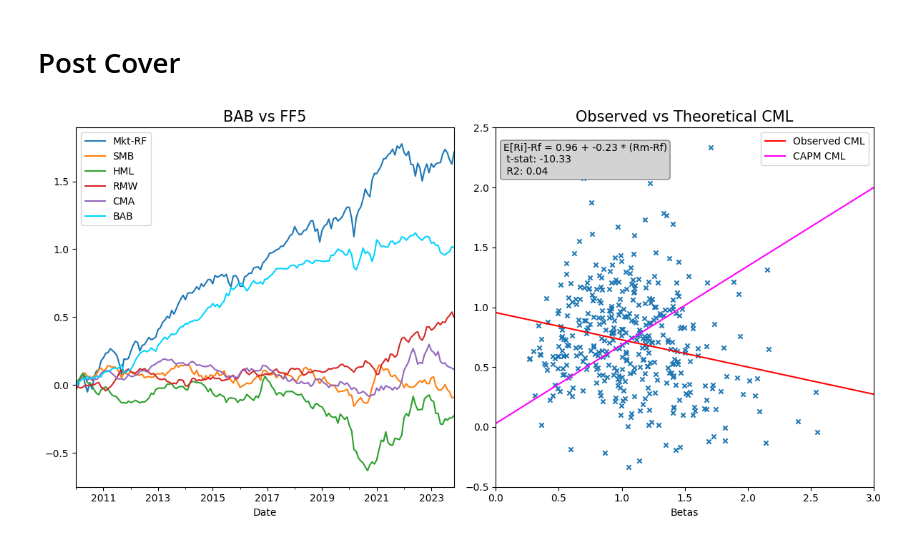
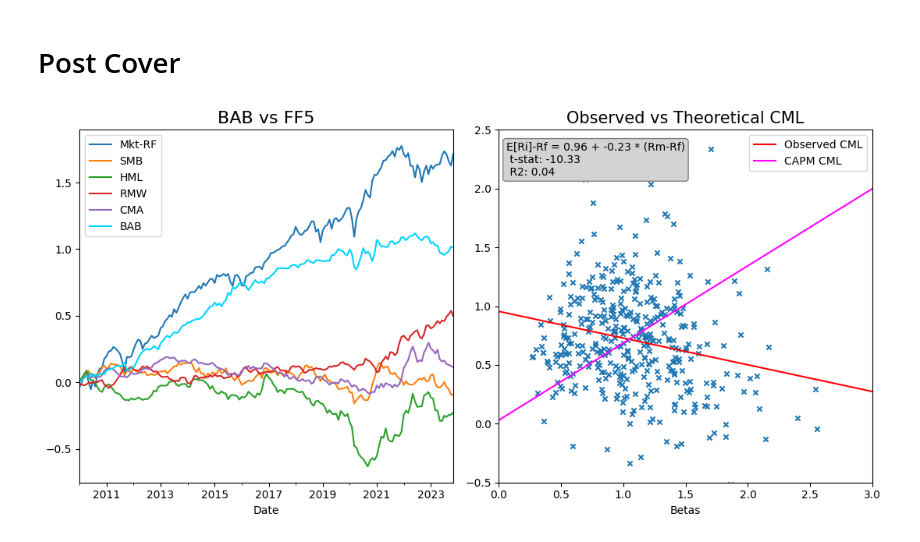
Before and after one commit to ryanczm/Betting-Against-Beta, a Jupyter notebook: bab.ipynb, the cells around one changed output. Saved outputs shown, nothing was run; the diff lists cells and outputs as text; code cells hidden in the pictures.

```diff
--- a/bab.ipynb
+++ b/bab.ipynb
@@ -414,33 +476,33 @@ def plot_cml(df, ax):
     # Fit a linear regression model
     X = df['betas'].values.reshape(-1, 1)
     y = df['returns'].values
     model = LinearRegression().fit(X, y)
     beta_coef = model.coef_[0]
     beta_std_error = stats.sem(y - model.predict(X))
     t_statistic = beta_coef / beta_std_error
     r_squared = model.score(X, y)
 
     # Plot the observed CML line on ax[1]
     ax.plot([0, 3], [model.intercept_, model.intercept_ + 3 * model.coef_[0]], label='Observed CML', color='red')
 
     # Plot the CAPM CML line (slope 1) on ax[1]
     ax.plot([0, 3], [0.03, 2], label='CAPM CML', color='magenta')
 
     # Display the regression equation on the plot on ax[1]
     ax.annotate(f'E[Ri]-Rf = {model.intercept_:.2f} + {model.coef_[0]:.2f} * (Rm-Rf)\n t-stat: {t_statistic:.2f}\n R2: {r_squared:.2f}', fontsize=10, xy=(0.02, 0.87), xycoords='axes fraction', bbox=dict(facecolor='lightgrey', edgecolor='grey', boxstyle='round'), color='black')
 
     # Set labels and legend on ax[1]
     ax.set_xlabel('Betas')
     ax.set_ylabel('')
     ax.legend()
     ax.set_title('Observed vs Theoretical CML', size=15)
 
-fig, ax = plt.subplots(1,2, figsize=(12,6))
+fig, ax = plt.subplots(1,2, figsize=(11,5.5))
 rw_bab_ff.cumsum().plot( color=colors, ax=ax[0])
-ax[0].set_title('BAB vs FF5', size=15)
+ax[0].set_title('BAB vs FF5', size=16)
 plot_cml(capm_df,ax=ax[1])
 plt.tight_layout()
 
 plt.savefig(fr'C:\Users\Ryan\Desktop\website\analytic-musings.com\assets\images\BAB\0.png')
 # %% [output]
-[figure, old version]
+[figure, new version]
```
Also changed, not shown: parts of 11 cells of this notebook.
